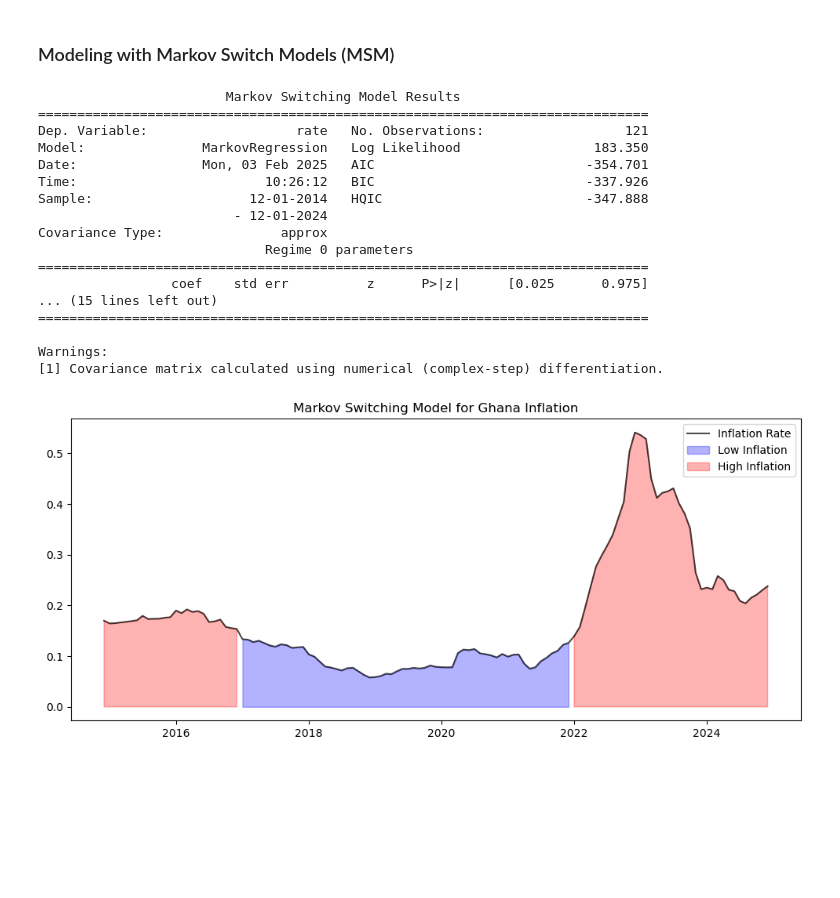
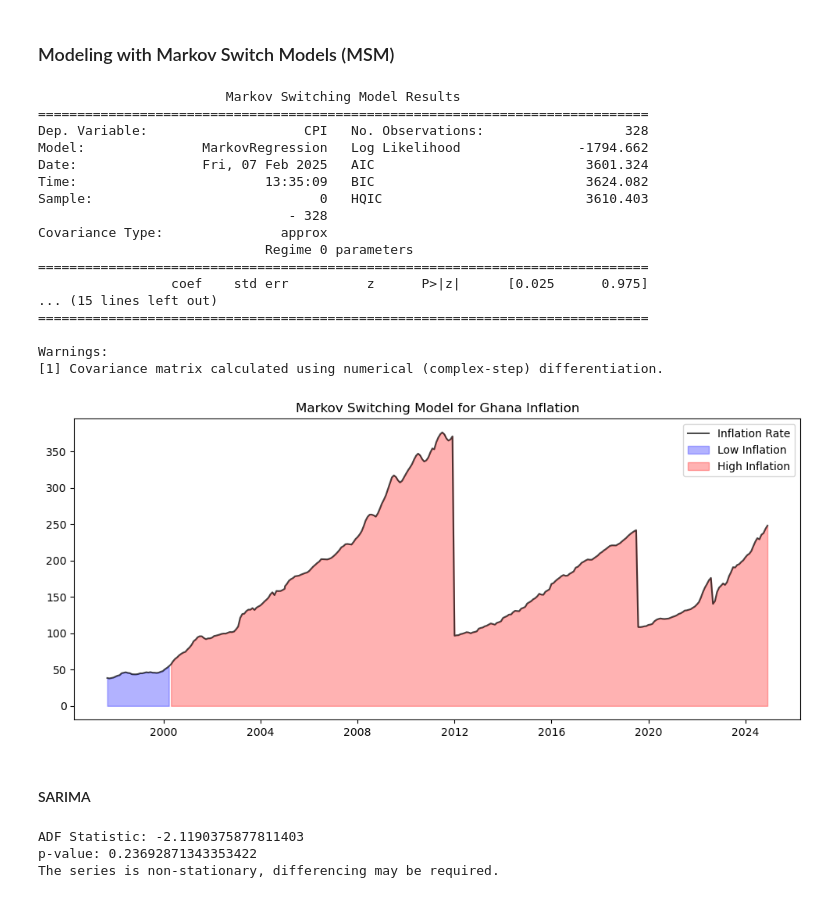
Before and after one commit to reflectormensah/Financial-Engineering-Data-Science, a Jupyter notebook: inflation_forecasting.ipynb, the cells around one changed output. Saved outputs shown, nothing was run; the diff lists cells and outputs as text; code cells hidden in the pictures; blank space fills up the shorter version.

Commit message:
Inflation Forecast with Markov Switch, ARIMA&BSTS
The forecast used the Markov Switching Model (MSM), ARIMA and Bayesian Structural Time Series (BSTS) models.

```diff
--- a/inflation_forecasting.ipynb
+++ b/inflation_forecasting.ipynb
@@ -114,0 +140,6 @@ df.tail()
+# %%
+# Set Date and Rate as columns
+
+df = df.rename(columns={'Date': 'date', 'CPI': 'CPI', 'CPI _rebased': 'CPI_rebased'})
+
+df.info()
@@ -115,7 +156,7 @@ df.tail()
 # %%
 # Setting the df['Rate] to numerical values
 
-df['rate'] = pd.to_numeric(df['rate'], errors='coerce')
+df['CPI_rebased'] = pd.to_numeric(df['CPI_rebased'], errors='coerce')
 
 df.info()
 # %% [output]
@@ -144,0 +189,3 @@ Text(0.5, 1.0, 'Inflation Rate till December 2024')
+# %%
+# Differencing to check stationarity
+df['CPI_diff'] = df['CPI_rebased'].diff().dropna()
@@ -148,7 +271,7 @@ Text(0.5, 1.0, 'Inflation Rate till December 2024')
 # Defining the  MSM for Inflation
 import statsmodels.api as sm
 
-mod = sm.tsa.MarkovRegression(df['rate'], k_regimes=2, trend='c', switching_variance=True)
+mod = sm.tsa.MarkovRegression(df['CPI'], k_regimes=2, trend='c', switching_variance=True)
 res = mod.fit()
 
 # Print Summary
@@ -156,12 +279,12 @@ print(res.summary())
 # %% [output]
                         Markov Switching Model Results
 ==============================================================================
-Dep. Variable:                   rate   No. Observations:                  121
-Model:               MarkovRegression   Log Likelihood                 183.350
-Date:                Mon, 03 Feb 2025   AIC                           -354.701
-Time:                        10:26:12   BIC                           -337.926
-Sample:                    12-01-2014   HQIC                          -347.888
-                         - 12-01-2024
+Dep. Variable:                    CPI   No. Observations:                  328
+Model:               MarkovRegression   Log Likelihood               -1794.662
+Date:                Fri, 07 Feb 2025   AIC                           3601.324
+Time:                        13:35:09   BIC                           3624.082
+Sample:                             0   HQIC                          3610.403
+                                - 328
 Covariance Type:               approx
                              Regime 0 parameters
 ==============================================================================
@@ -174,17 +297,37 @@ Warnings:
 # %%
 # Extracting Regimes and Visualizing
 
 # Get Smoothed Probabilities
 df["Low Inflation Regime"] = res.smoothed_marginal_probabilities[0]
 df["High Inflation Regime"] = res.smoothed_marginal_probabilities[1]
 
 # Plot Inflation & Regimes
 plt.figure(figsize=(12,5))
-plt.plot(df['rate'], label="Inflation Rate", color='black', alpha=0.7)
-plt.fill_between(df.index, df['rate'], where=df["Low Inflation Regime"] > 0.5, color="blue", alpha=0.3, label="Low Inflation")
-plt.fill_between(df.index, df['rate'], where=df["High Inflation Regime"] > 0.5, color="red", alpha=0.3, label="High Inflation")
+plt.plot(df['CPI'], label="Inflation Rate", color='black', alpha=0.7)
+plt.fill_between(df.index, df['CPI'], where=df["Low Inflation Regime"] > 0.5, color="blue", alpha=0.3, label="Low Inflation")
+plt.fill_between(df.index, df['CPI'], where=df["High Inflation Regime"] > 0.5, color="red", alpha=0.3, label="High Inflation")
 plt.legend()
 plt.title("Markov Switching Model for Ghana Inflation")
 plt.show()
 # %% [output]
-[figure, old version]
+[figure, new version]
+# %% [markdown]
+#### SARIMA
+# %%
+from statsmodels.tsa.statespace.sarimax import SARIMAX
+
+# Check for staionarity
+from statsmodels.tsa.stattools import adfuller
+
+result = adfuller(df["CPI"])
+print(f"ADF Statistic: {result[0]}")
+print(f"p-value: {result[1]}")
+
+if result[1] > 0.05:
+    print("The series is non-stationary, differencing may be required.")
+else:
+    print("The series is stationary.")
+# %% [output]
+ADF Statistic: -2.1190375877811403
+p-value: 0.23692871343353422
+The series is non-stationary, differencing may be required.
```
Also changed, not shown: parts of 36 cells of this notebook.
